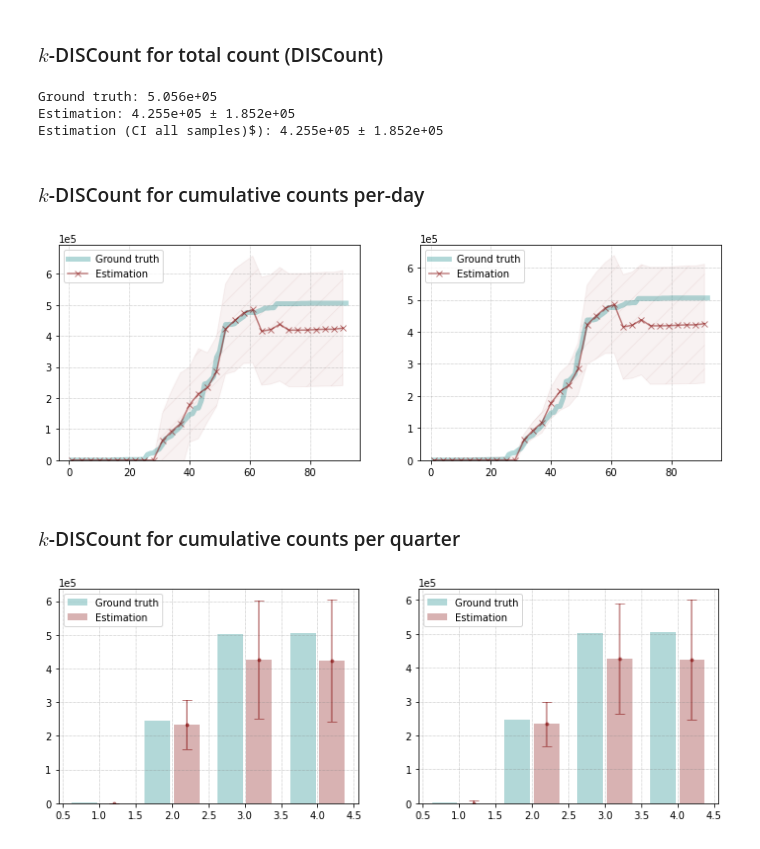
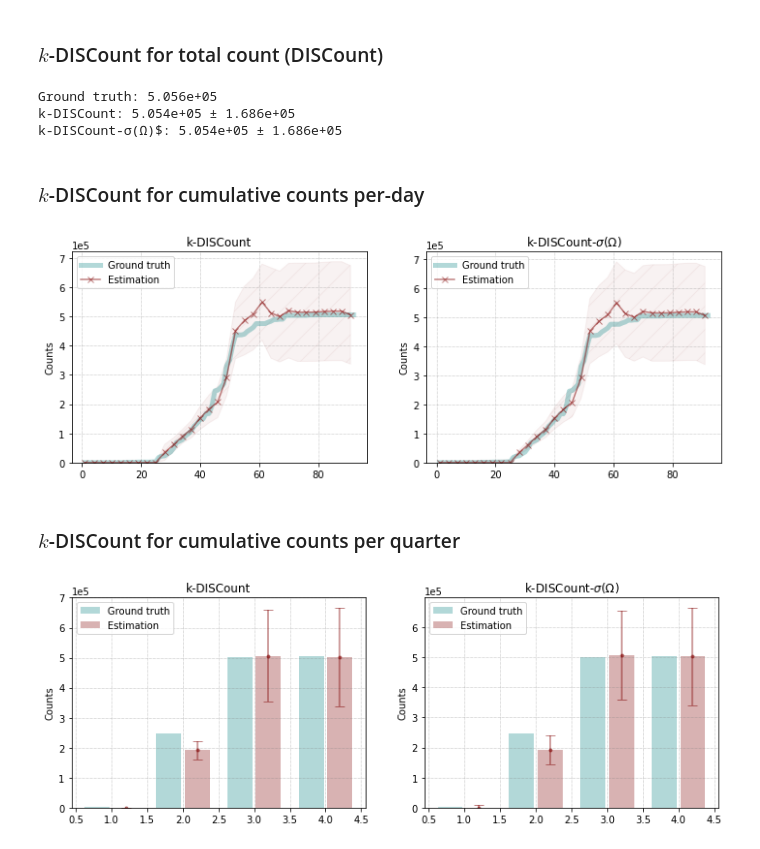
Before and after one commit to gperezs/DISCount, a Jupyter notebook: demo.ipynb, the cells around one changed output. Saved outputs shown, nothing was run; the diff lists cells and outputs as text; code cells hidden in the pictures.

```diff
--- a/demo.ipynb
+++ b/demo.ipynb
@@ -60,12 +60,12 @@ F_hat, CI = estimator.estimate(regions1)
 _, CI_all = estimator.estimate(regions1, ci_all_samples=True)
 
 print('Ground truth: %.3e'%sum(f))
-print('Estimation: %.3e %s %.3e'%(F_hat[0],u'\u00B1',CI[0]))
-print('Estimation (CI all samples)$): %.3e %s %.3e'%(F_hat[0],u'\u00B1',CI_all[0]))
+print('k-DISCount: %.3e %s %.3e'%(F_hat[0],u'\u00B1',CI[0]))
+print('k-DISCount-σ(Ω)$: %.3e %s %.3e'%(F_hat[0],u'\u00B1',CI_all[0]))
 # %% [output]
 Ground truth: 5.056e+05
-Estimation: 4.255e+05 ± 1.852e+05
-Estimation (CI all samples)$): 4.255e+05 ± 1.852e+05
+k-DISCount: 5.054e+05 ± 1.686e+05
+k-DISCount-σ(Ω)$: 5.054e+05 ± 1.686e+05
 # %% [markdown]
 ### $k$-DISCount for cumulative counts per-day
 # %%
@@ -74,22 +74,22 @@ _, CI_all = estimator.estimate(regions2, ci_all_samples=True)
 
 plt.rcParams['figure.figsize'] = [12, 4]
 plt.subplot(121)
-plot_line(np.cumsum(f), F_hat, CI)
+plot_line(np.cumsum(f), F_hat, CI, title='k-DISCount')
 plt.subplot(122)
-plot_line(np.cumsum(f), F_hat, CI_all)
+plot_line(np.cumsum(f), F_hat, CI_all, title='k-DISCount-$\sigma(\Omega)$')
 # %% [output]
-[figure, old version]
+[figure, new version]
 # %% [markdown]
 ### $k$-DISCount for cumulative counts per quarter
 # %%
 F_hat, CI = estimator.estimate(regions3)
 _, CI_all = estimator.estimate(regions3, ci_all_samples=True)
 
 F = [sum([f[i] for i in region]) for region in regions3]
 plt.rcParams['figure.figsize'] = [12, 4]
 plt.subplot(121)
-plot_bar(F, F_hat, CI)
+plot_bar(F, F_hat, CI, title='k-DISCount')
 plt.subplot(122)
-plot_bar(F, F_hat, CI_all)
+plot_bar(F, F_hat, CI_all, title='k-DISCount-$\sigma(\Omega)$')
 # %% [output]
-[figure, old version]
+[figure, new version]
```
Also changed, not shown: parts of 1 cell of this notebook, 3 other files.
